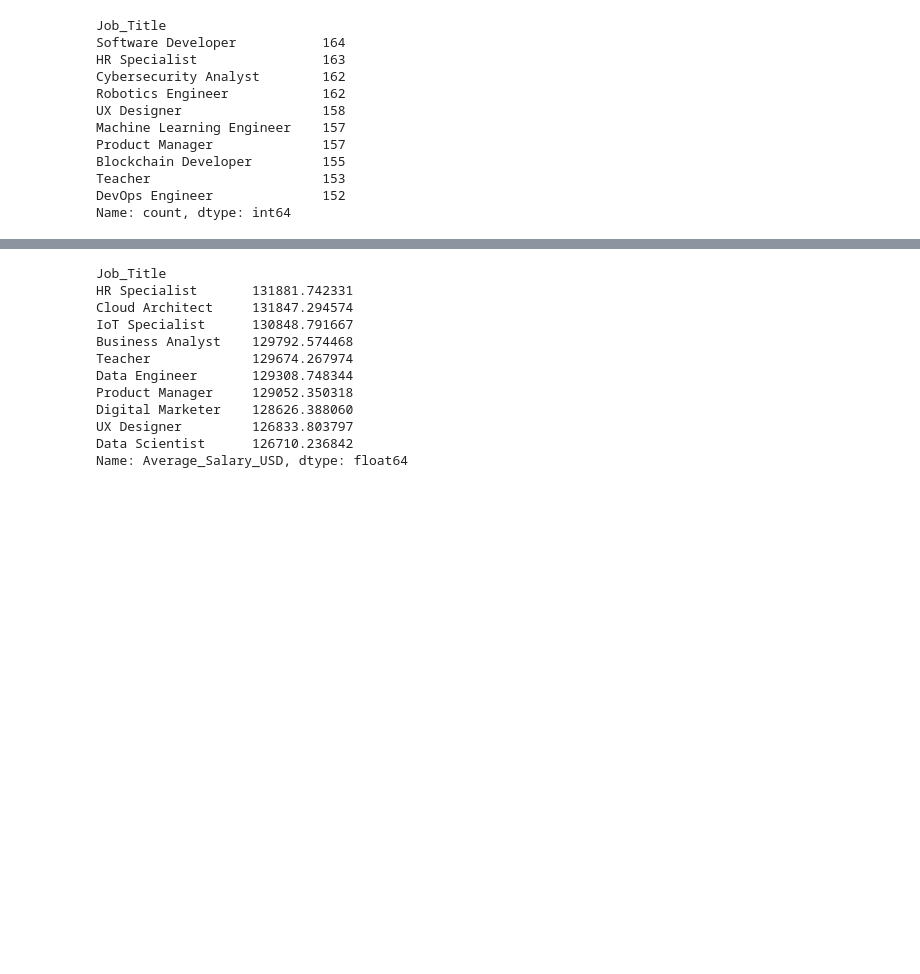
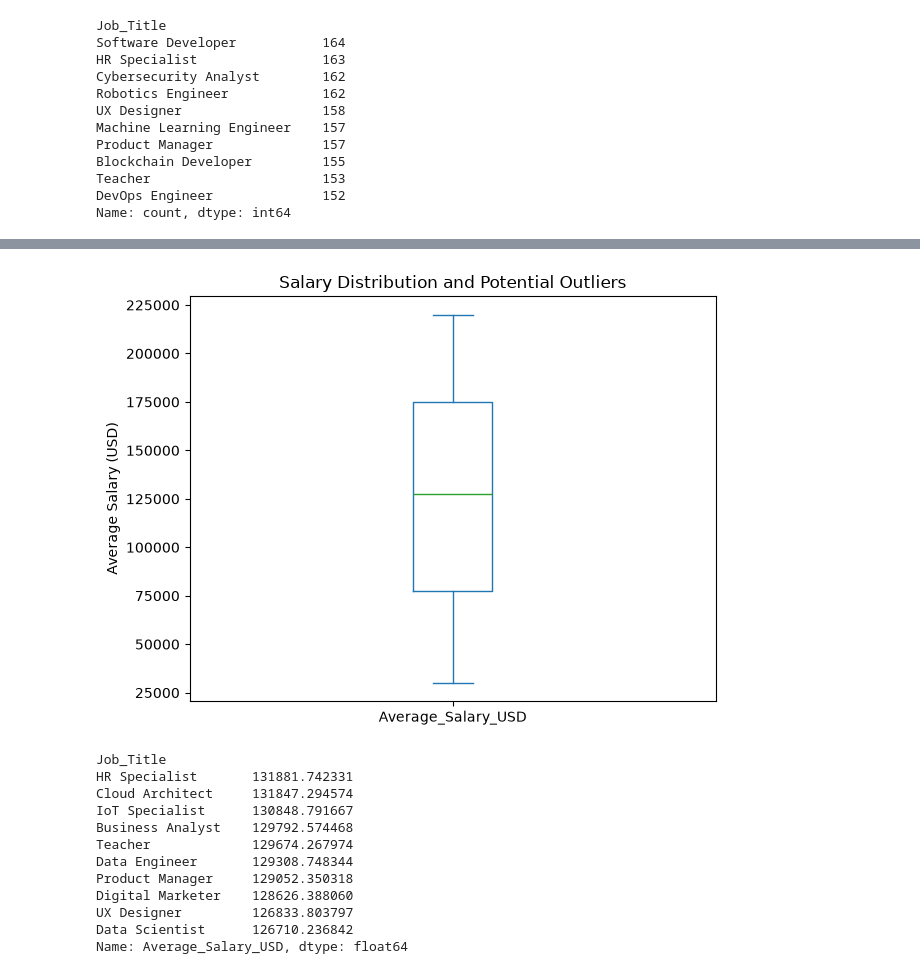
Before and after one commit to ArpanaMahajan30/ai-engineer-journey, a Jupyter notebook: projects/project_01__ai_impact_on_jobs/ai_impact_analysis.ipynb, the cells around one changed output, grey strips where cells are left out. Saved outputs shown, nothing was run; the diff lists cells and outputs as text; code cells hidden in the pictures; blank space fills up the shorter version.

```diff
--- a/projects/project_01__ai_impact_on_jobs/ai_impact_analysis.ipynb
+++ b/projects/project_01__ai_impact_on_jobs/ai_impact_analysis.ipynb
@@ -113,3 +129,14 @@ Name: count, dtype: int64
+# %%
+# Salary Box Plot
+
+data["Average_Salary_USD"].plot(kind="box")
+
+plt.title("Salary Distribution and Potential Outliers")
+plt.ylabel("Average Salary (USD)")
+plt.tight_layout()
+plt.show()
+# %% [output]
+[figure, added]
 # %%
 # Top 10 highest-paying job titles by average salary
 data.groupby("Job_Title")["Average_Salary_USD"].mean().sort_values(ascending=False).head(10)
```
Also changed, not shown: parts of 39 cells of this notebook, 1 other file.
